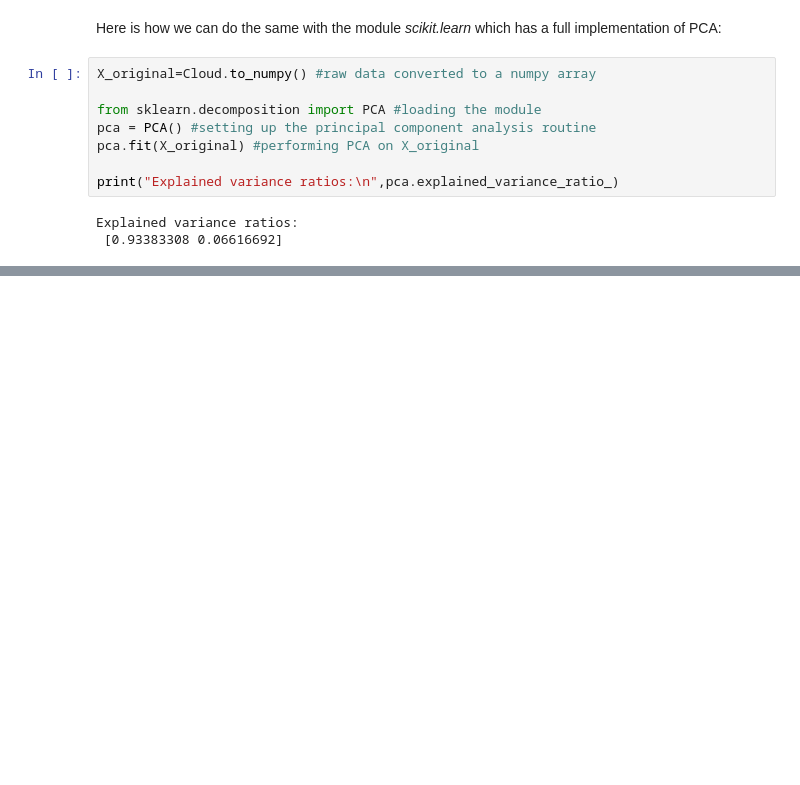
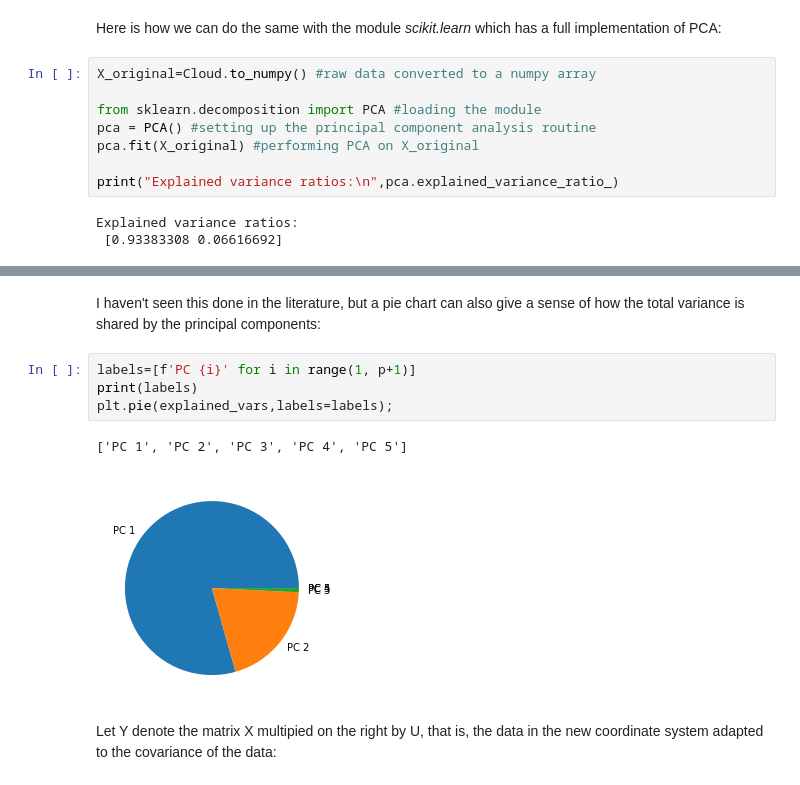
Before and after one commit to fbalogh16/public, a Jupyter notebook: PCA_intro.ipynb, the cells around one changed output, grey strips where cells are left out. Drawn from its saved outputs; the diff is of its cells as text; blank space fills up the shorter version.

```diff
--- a/PCA_intro.ipynb
+++ b/PCA_intro.ipynb
@@ -625,0 +718,11 @@ plt.show()
+# %% [markdown]
+I haven't seen this done in the literature, but a pie chart can also give a sense of how the total variance is shared by the principal components:
+# %%
+labels=[f'PC {i}' for i in range(1, p+1)]
+print(labels)
+plt.pie(explained_vars,labels=labels);
+# %% [output]
+['PC 1', 'PC 2', 'PC 3', 'PC 4', 'PC 5']
+[figure, added]
+# %% [markdown]
+Let Y denote the matrix X multipied on the right by U, that is, the data in the new coordinate system adapted to the covariance of the data:
```
Also changed, not shown: parts of 47 cells of this notebook.
